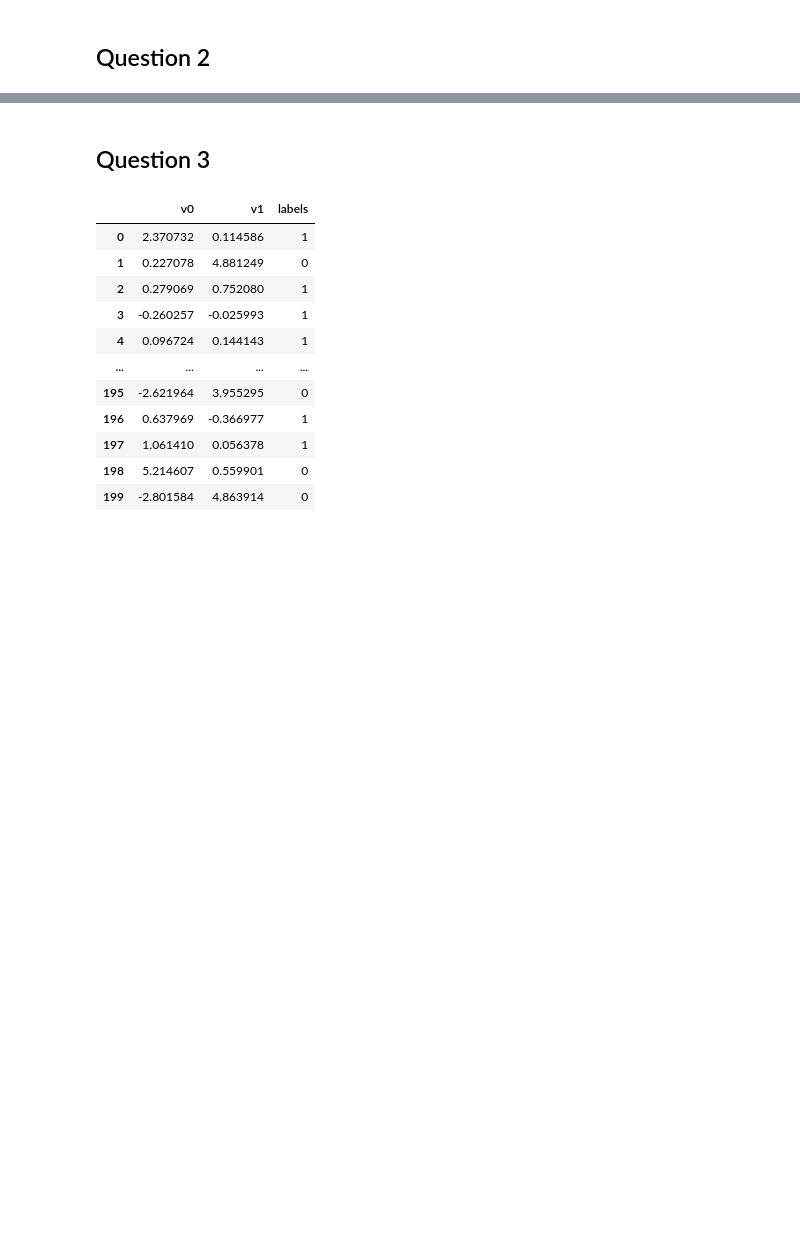
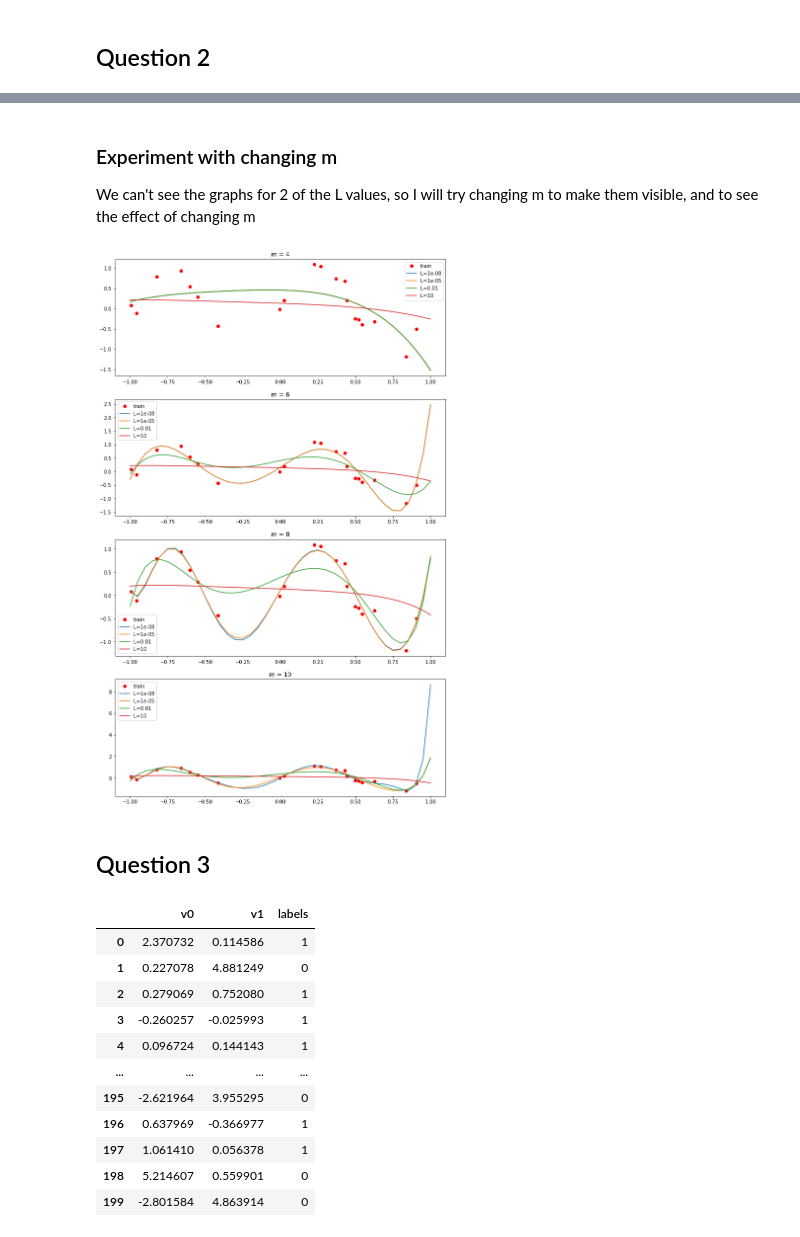
Before and after one commit to tanyarllrm/brains, a Jupyter notebook: Assignment1.ipynb, the cells around one changed output, grey strips where cells are left out. Cells and saved outputs as stored; diff of their text form; code cells hidden in the pictures; blank space fills up the shorter version.

```diff
--- a/Assignment1.ipynb
+++ b/Assignment1.ipynb
@@ -164,0 +239,19 @@ train_df
+# %% [markdown]
+### Experiment with changing m
+We can't see the graphs for 2 of the L values, so I will try changing m to make them visible, and to see the effect of changing m
+# %%
+m_list = [4,6,8,10]
+fig, axs = plt.subplots(4, figsize=(12,20))
+
+for i,ax in enumerate(axs):
+    m = m_list[i]
+    ax.set_title(f'm = {m}')
+    F, T = init_F_and_T(train_df,m)
+    ax.plot(train_df['x'],train_df['y'],'o',color='red',label='train')
+    for L in Lambda:
+        weights = regularized_LS(F,T,L,m)
+        #print('L=',L,'\nW=\n',weights)
+        ax.plot(x_range, regression_model(X_vec(x_range,m), weights), label=f'L={L}')
+        ax.legend()
+# %% [output]
+[figure, added]
```
Also changed, not shown: parts of 12 cells of this notebook, 1 other file.
